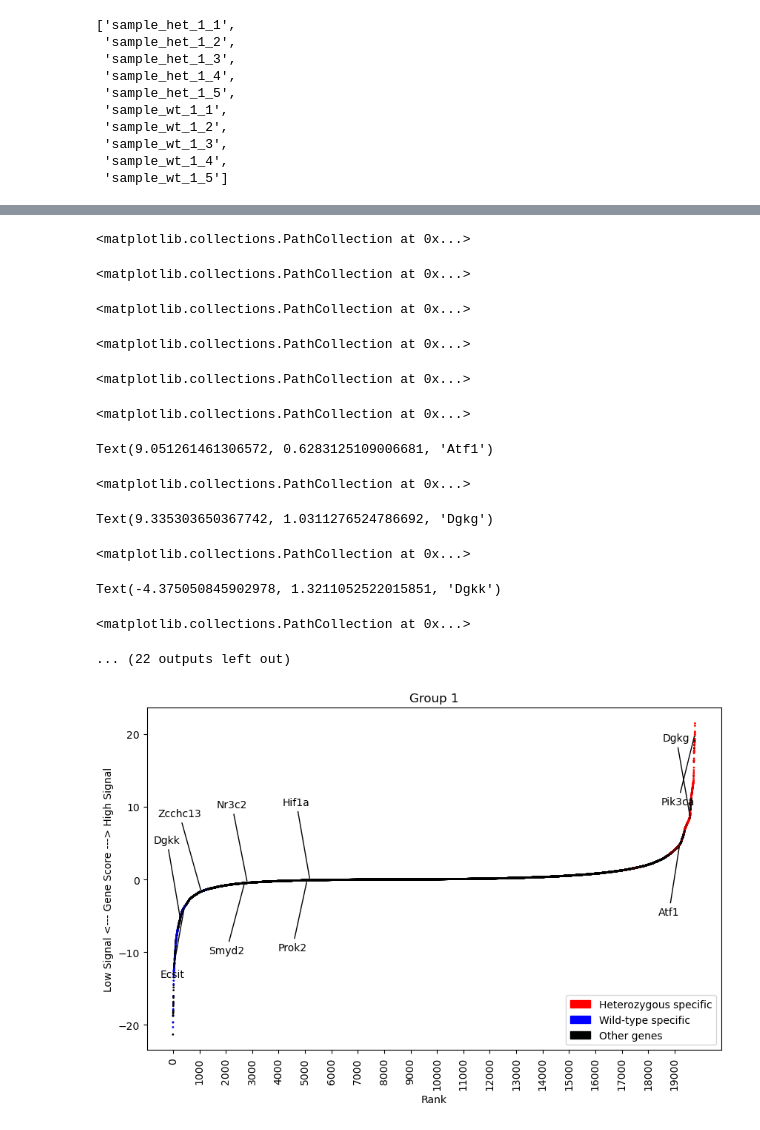
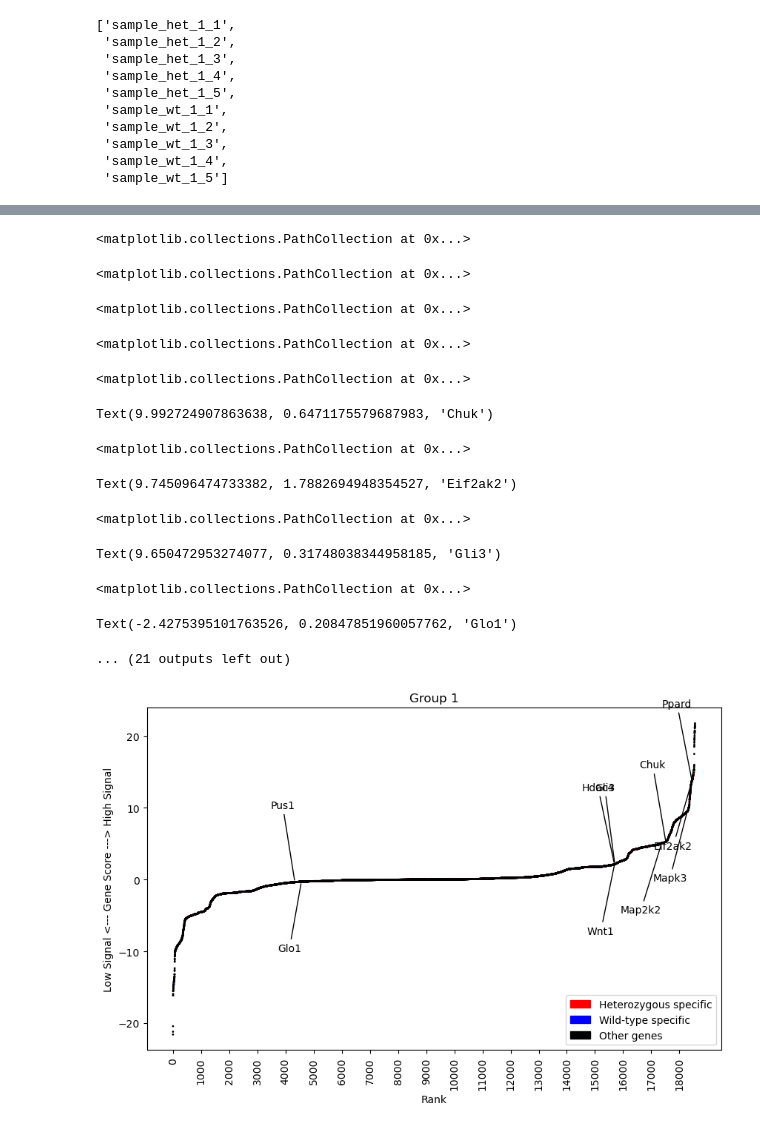
Before and after one commit to FDUguchunhui/crispr, a Jupyter notebook: notebook/analysis/wilcoxon_test.ipynb, the cells around one changed output, grey strips where cells are left out. Drawn from its saved outputs; the diff is of its cells as text; code cells hidden in the pictures.

```diff
--- a/notebook/analysis/wilcoxon_test.ipynb
+++ b/notebook/analysis/wilcoxon_test.ipynb
@@ -63,8 +63,12 @@ norm_data
 99310 rows × 15 columns
 # %%
 # slice column Gene  sample_het_1 and sample_wt_1
-norm_data_1 = norm_data[['sgRNA_index', 'Gene', 'sample_het_1', 'sample_wt_1']]
-# norm_data_1 = norm_data[['sgRNA_index', 'Gene', 'sample_het_6', 'sample_wt_6']]
+# norm_data_1 = norm_data[['sgRNA_index', 'Gene', 'sample_het_1', 'sample_wt_1']]
+# genes_to_label = ['Prok2', 'Dgkk', 'Nr3c2', 'Hif1a', 'Smyd2', 'Zcchc13', 'Ecsit', 'Dgkg', 'Pik3ca', 'Atf1']
+#
+norm_data_1 = norm_data[['sgRNA_index', 'Gene', 'sample_het_6', 'sample_wt_6']].copy()
+norm_data_1.rename(columns={'sample_het_6': 'sample_het_1', 'sample_wt_6': 'sample_wt_1'}, inplace=True)
+genes_to_label = ['Pus1', 'Glo1', 'Chuk', 'Ppard', 'Mapk3', 'Eif2ak2', 'Map2k2', 'Wnt1', 'Gli3', 'Hdac4']
 norm_data_1
 # %% [output]
 |  | sgRNA_index | Gene | sample_het_1 | sample_wt_1 |
@@ -85,3 +89,7 @@ norm_data_1
 norm_data_1 = norm_data_1.pivot(index='Gene', columns='sgRNA_index', values=['sample_het_1', 'sample_wt_1'])
 # remove row if all value in the row is 0
 norm_data_1 = norm_data_1.loc[(norm_data_1 != 0).any(axis=1)]
+# remove if the row has NaN value
+norm_data_1 = norm_data_1.dropna()
+# remove if row all has the same value
+norm_data_1 = norm_data_1.loc[(norm_data_1['sample_het_1'] != norm_data_1['sample_wt_1']).any(axis=1)]
@@ -144,9 +170,9 @@ df['gene_score'] = df['LFC'] * (-np.log10(df['pvalue']))
 # add index as column to the dataframe "Gene"
 df['Gene'] = df.index
 # add jitter to the p-value
-# df['pvalue'] = df['pvalue'] + np.random.uniform(-0.03, 0.03, len(df))
+df['pvalue'] = df['pvalue'] + np.random.uniform(-0.03, 0.03, len(df))
 # cap p-value between 0 and 1
-# df['pvalue'] = df['pvalue'].clip(0.01, 1)
+df['pvalue'] = df['pvalue'].clip(0.01, 1)
 # %%
 # hist plot of the p-value
 plt.hist(df['pvalue'], bins=100);
@@ -173,8 +199,6 @@ thres, df_hits = product_threshold_fdr(df, fdr)
 #     output_folder + '/' + output_name + '_fdr%s_product%s_hits.csv' % (fdr, thres), index=False)
 df_ntc = df[df['Gene'].str.contains('NTC')]
 # %%
-genes_to_label = ['Prok2', 'Dgkk', 'Nr3c2', 'Hif1a', 'Smyd2', 'Zcchc13', 'Ecsit', 'Dgkg', 'Pik3ca', 'Atf1']
-
 df_pos = df_hits[df_hits['LFC'] > 0]
 df_neg = df_hits[df_hits['LFC'] < 0]
 plt.scatter(df_pos['LFC'], -np.log10(df_pos['pvalue']), c="#DC0000FF", s=5, label='Positive hits')
@@ -182,7 +206,7 @@ plt.scatter(df_neg['LFC'], -np.log10(df_neg['pvalue']), c="#3C5488FF", s=5, labe
 plt.scatter(df['LFC'], -np.log10(df['pvalue']), c='#F39B7FFF', s=5, label='Other genes')
 plt.scatter(df_pos['LFC'], -np.log10(df_pos['pvalue']), c="#DC0000FF", s=5, label=None)
 plt.scatter(df_neg['LFC'], -np.log10(df_neg['pvalue']), c="#3C5488FF", s=5, label=None)
-plt.scatter(df_ntc['LFC'], -np.log10(df_ntc['pvalue']), c='grey', s=5, label="Negative control")
+# plt.scatter(df_ntc['LFC'], -np.log10(df_ntc['pvalue']), c='grey', s=5, label="Negative control")
 genes = list(df['Gene'])
 phenotype = list(df['LFC'])
 p_value = list(-np.log10(df['pvalue']))
@@ -221,14 +245,14 @@ plt.show()
 <matplotlib.collections.PathCollection at 0x...>
 <matplotlib.collections.PathCollection at 0x...>
 <matplotlib.collections.PathCollection at 0x...>
-<matplotlib.collections.PathCollection at 0x...>
+Text(9.992724907863638, 0.6471175579687983, 'Chuk')
-Text(9.051261461306572, 0.6283125109006681, 'Atf1')
+<matplotlib.collections.PathCollection at 0x...>
-<matplotlib.collections.PathCollection at 0x...>
+Text(9.745096474733382, 1.7882694948354527, 'Eif2ak2')
-Text(9.335303650367742, 1.0311276524786692, 'Dgkg')
+<matplotlib.collections.PathCollection at 0x...>
-<matplotlib.collections.PathCollection at 0x...>
+Text(9.650472953274077, 0.31748038344958185, 'Gli3')
-Text(-4.375050845902978, 1.3211052522015851, 'Dgkk')
+<matplotlib.collections.PathCollection at 0x...>
-<matplotlib.collections.PathCollection at 0x...>
+Text(-2.4275395101763526, 0.20847851960057762, 'Glo1')
-... (22 outputs left out)
+... (21 outputs left out)
 # %%
 # histogram of the wilcoxon signed-rank statistic
 # plt.hist(ntc_pvalue, bins=100);
@@ -271,35 +295,35 @@ li = plt.scatter(y=scatter_plot_data['gene_score'], x=list(scatter_plot_data.ind
 plt.xlabel('Rank');
 plt.ylabel('Low Signal <--- Gene Score ---> High Signal');
 plt.title('Group 1');
 # legend for three colors red, blue and black with corresponding labels HET, WT and Other
 # plot a x-axis tick "100" every 100 points with gene symbol as label
 plt.xticks(range(0, len(scatter_plot_data), 1000),  rotation=90);
 
 scatter_plot_data.loc[:, 'x'] = li.get_offsets().data[:,0]
 scatter_plot_data.loc[:, 'y'] = li.get_offsets().data[:,1]
 # get location of the gene symbol: Prok2, Dgkk, Nr3c2, Hif1a, Smyd2, Zcchc13, Ecsit, Dgkg, Pik3ca, Atf1
-annot_data = scatter_plot_data.loc[scatter_plot_data['Gene'].isin(['Prok2', 'Dgkk', 'Nr3c2', 'Hif1a', 'Smyd2', 'Zcchc13', 'Ecsit', 'Dgkg', 'Pik3ca', 'Atf1'])]
+annot_data = scatter_plot_data.loc[scatter_plot_data['Gene'].isin(genes_to_label)]
 annot_data.reset_index(inplace=True, drop=True)
 # annotate the gene symbol with arrow to the data point in the annot_data
 for i in range(len(annot_data)):
     y_offset = 10 if i % 2 == 0 else -10
     # x_offset = 5000 if annot_data.iloc[i]['gene_score'] < 0 else 5000
     plt.annotate(
         annot_data.iloc[i]['Gene'],
         xy=(annot_data.iloc[i]['x'], annot_data.iloc[i]['y']),
         xytext=(annot_data.iloc[i]['x'], annot_data.iloc[i]['y']+ y_offset),
         arrowprops=dict(facecolor='black',  arrowstyle="-"),
         horizontalalignment='right', verticalalignment='bottom'
     );
 
 red_patch = mpatches.Patch(color='red', label='Heterozygous specific')
 blue_patch = mpatches.Patch(color='blue', label='Wild-type specific')
 black_patch = mpatches.Patch(color='black', label='Other genes')
 # plot legend at bottom right location
 plt.legend(handles=[red_patch, blue_patch, black_patch], loc='lower right', fontsize=10);
 plt.show();
 # %% [output]
-[figure, old version]
+[figure, new version]
 # %%
 rnk
 # %% [output]
```
Also changed, not shown: parts of 14 cells of this notebook.
